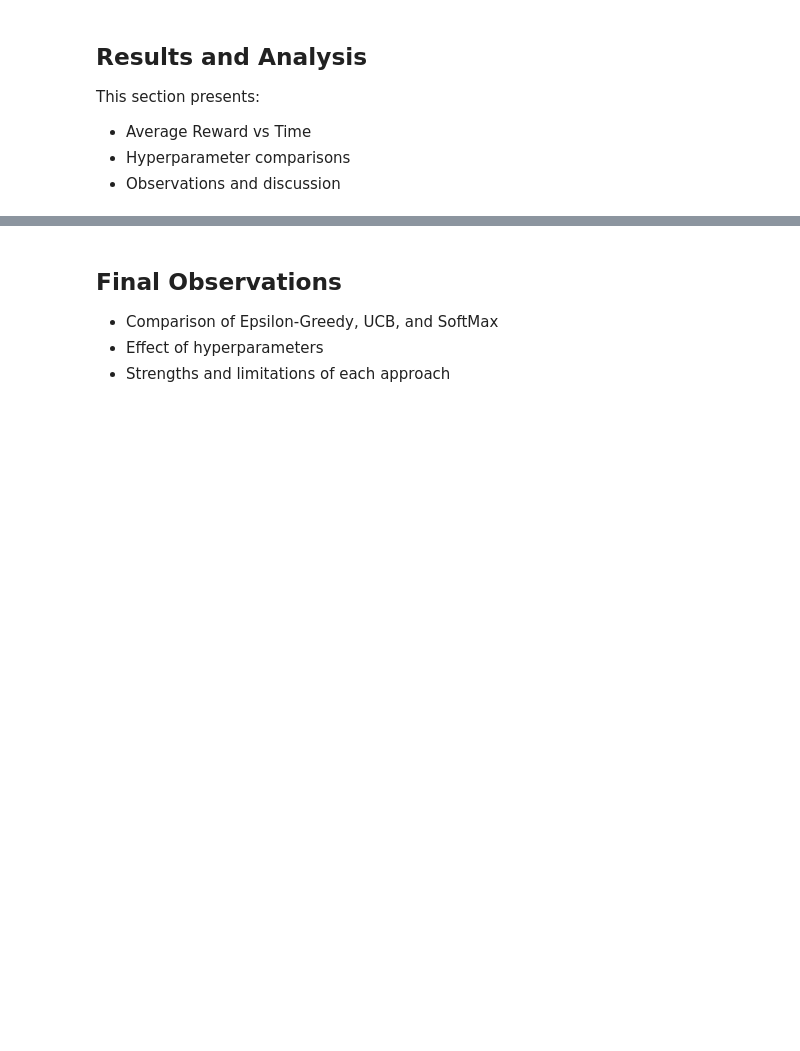
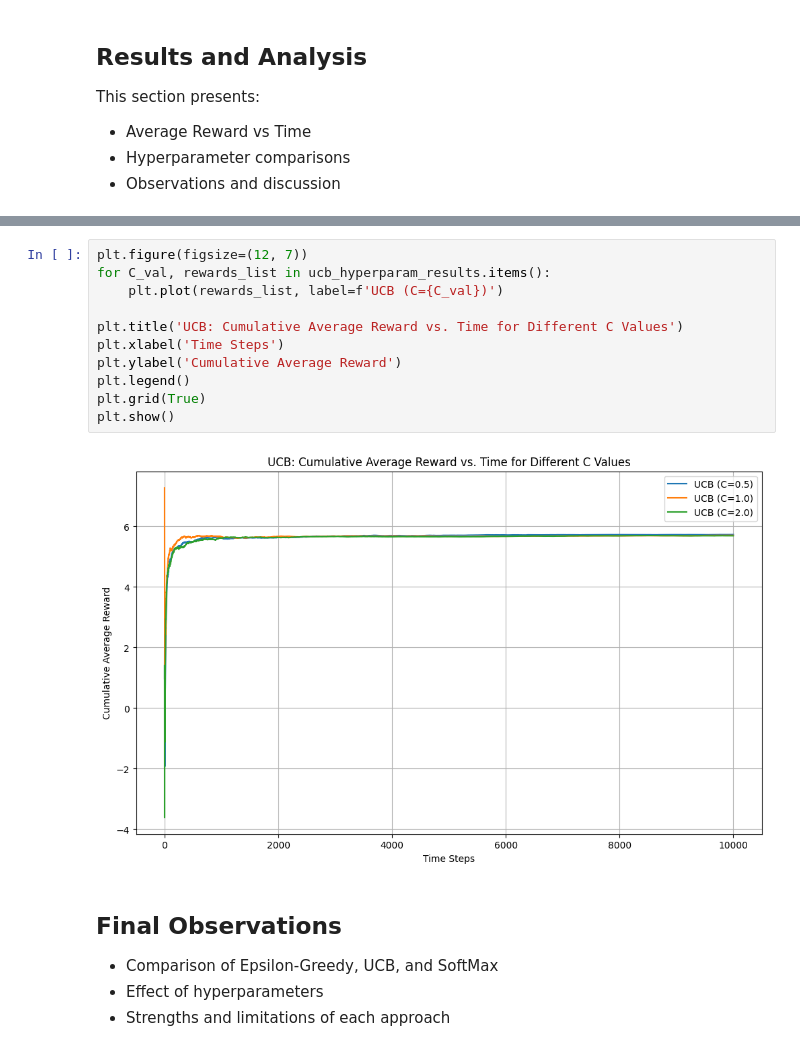
Before and after one commit to RamamAgarwal/lab3-contextual-bandit, a Jupyter notebook: lab3_results_U20230069.ipynb, the cells around one changed output, grey strips where cells are left out. Cells and saved outputs as stored; diff of their text form; blank space fills up the shorter version.

```diff
--- a/lab3_results_U20230069.ipynb
+++ b/lab3_results_U20230069.ipynb
@@ -300,3 +916,16 @@ This section presents:
+# %%
+plt.figure(figsize=(12, 7))
+for C_val, rewards_list in ucb_hyperparam_results.items():
+    plt.plot(rewards_list, label=f'UCB (C={C_val})')
+
+plt.title('UCB: Cumulative Average Reward vs. Time for Different C Values')
+plt.xlabel('Time Steps')
+plt.ylabel('Cumulative Average Reward')
+plt.legend()
+plt.grid(True)
+plt.show()
+# %% [output]
+[figure, added]
 # %% [markdown]
 ## Final Observations
 
```
Also changed, not shown: parts of 17 cells of this notebook.
